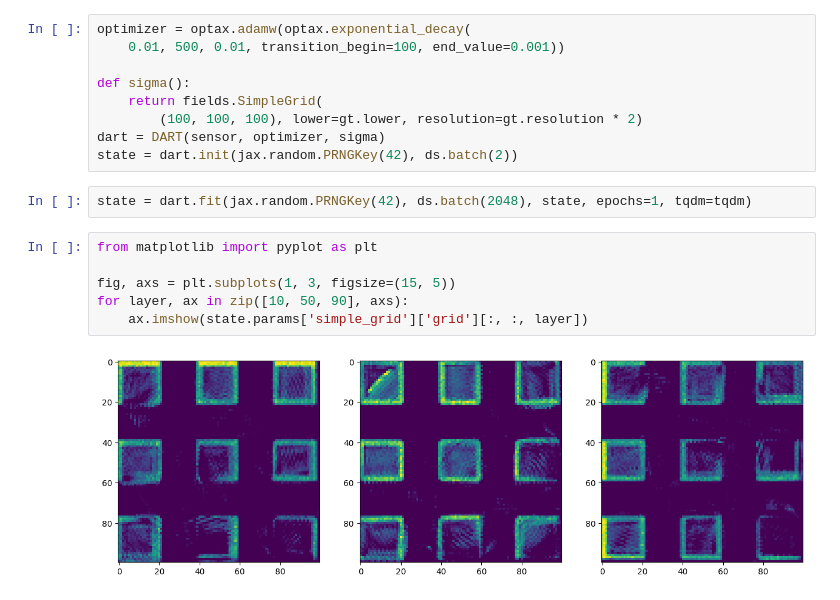
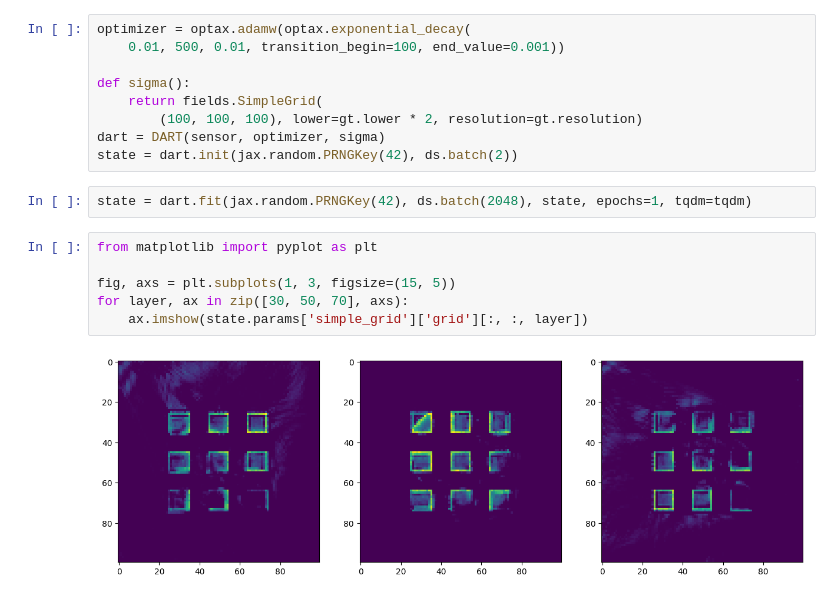
Before and after one commit to WiseLabCMU/dart, a Jupyter notebook: train2.ipynb, the cells around one changed output. Drawn from its saved outputs; the diff is of its cells as text.

```diff
--- a/train2.ipynb
+++ b/train2.ipynb
@@ -17,7 +17,7 @@ optimizer = optax.adamw(optax.exponential_decay(
 
 def sigma():
     return fields.SimpleGrid(
-        (100, 100, 100), lower=gt.lower, resolution=gt.resolution * 2)
+        (100, 100, 100), lower=gt.lower * 2, resolution=gt.resolution)
 dart = DART(sensor, optimizer, sigma)
 state = dart.init(jax.random.PRNGKey(42), ds.batch(2))
 # %%
@@ -25,8 +25,8 @@ state = dart.fit(jax.random.PRNGKey(42), ds.batch(2048), state, epochs=1, tqdm=t
 # %%
 from matplotlib import pyplot as plt
 
 fig, axs = plt.subplots(1, 3, figsize=(15, 5))
-for layer, ax in zip([10, 50, 90], axs):
+for layer, ax in zip([30, 50, 70], axs):
     ax.imshow(state.params['simple_grid']['grid'][:, :, layer])
 # %% [output]
-[figure, old version]
+[figure, new version]
```
Also changed, not shown: parts of 2 cells of this notebook, 6 other files.
